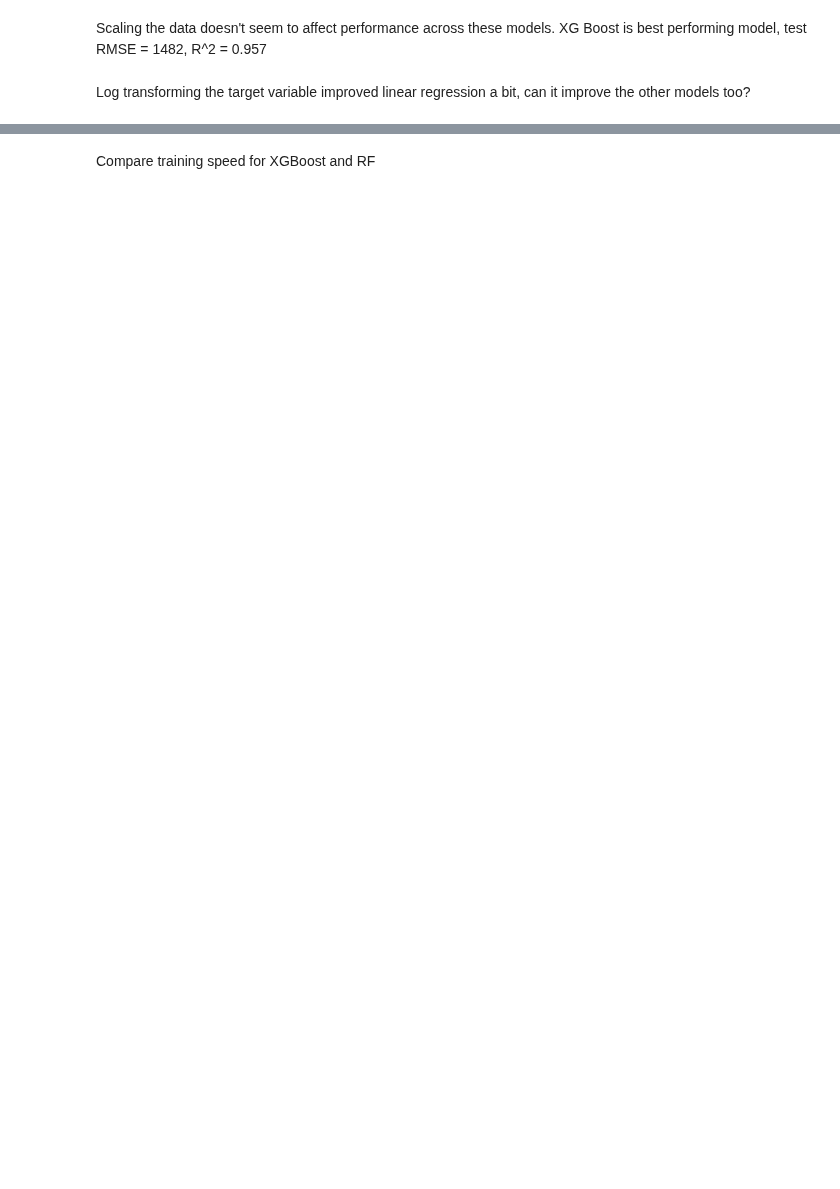
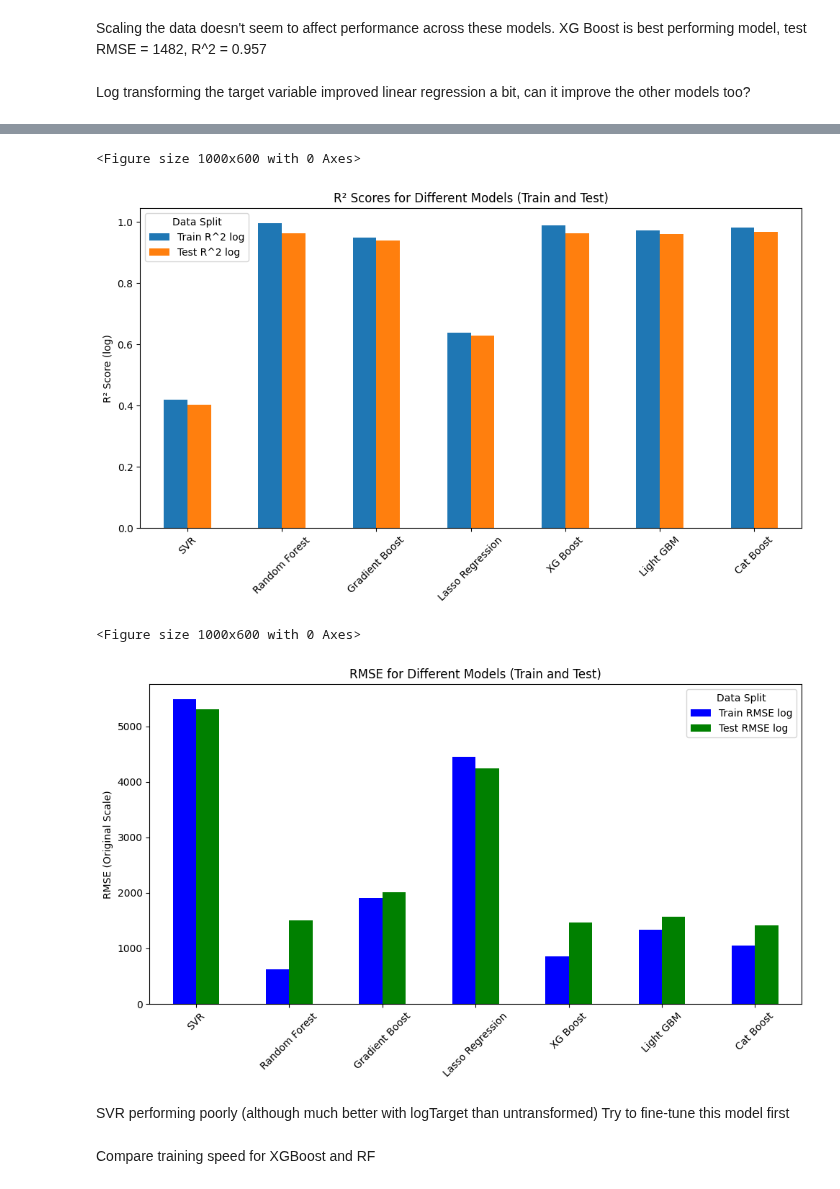
Before and after one commit to balintstewart77/magnimind-assignments, a Jupyter notebook: Auto_scout/auto_scout_part6_estimators.ipynb, the cells around one changed output, grey strips where cells are left out. Saved outputs shown, nothing was run; the diff lists cells and outputs as text; code cells hidden in the pictures; blank space fills up the shorter version.

```diff
--- a/Auto_scout/auto_scout_part6_estimators.ipynb
+++ b/Auto_scout/auto_scout_part6_estimators.ipynb
@@ -195,0 +296,32 @@ Compare training speed for RF and XG Boost
+# %%
+# Create a DataFrame for R² and RMSE metrics only
+r2_df = results_logTarget[['Train R^2 log', 'Test R^2 log']]
+rmse_df = results_logTarget[['Train RMSE log', 'Test RMSE log']]
+
+# Plot for R² scores
+plt.figure(figsize=(10, 6))
+r2_df.plot(kind='bar', figsize=(10, 6))
+plt.title('R² Scores for Different Models (Train and Test)')
+plt.ylabel('R² Score (log)')
+plt.xticks(rotation=45)
+plt.legend(title="Data Split")
+plt.tight_layout()  # To ensure labels don't overlap
+plt.show()
+
+# Plot for RMSE scores
+plt.figure(figsize=(10, 6))
+rmse_df.plot(kind='bar', figsize=(10, 6), color=['blue', 'green'])
+plt.title('RMSE for Different Models (Train and Test)')
+plt.ylabel('RMSE (Original Scale)')
+plt.xticks(rotation=45)
+plt.legend(title="Data Split")
+plt.tight_layout()
+plt.show()
+# %% [output]
+<Figure size 1000x600 with 0 Axes>
+[figure, added]
+<Figure size 1000x600 with 0 Axes>
+[figure, added]
+# %% [markdown]
+SVR performing poorly (although much better with logTarget than untransformed)
+Try to fine-tune this model first
```
Also changed, not shown: parts of 25 cells of this notebook.
